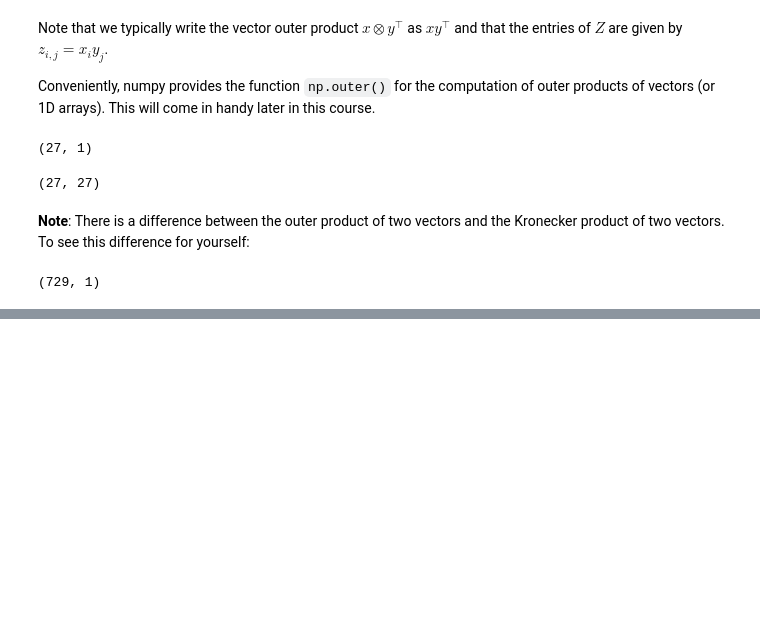
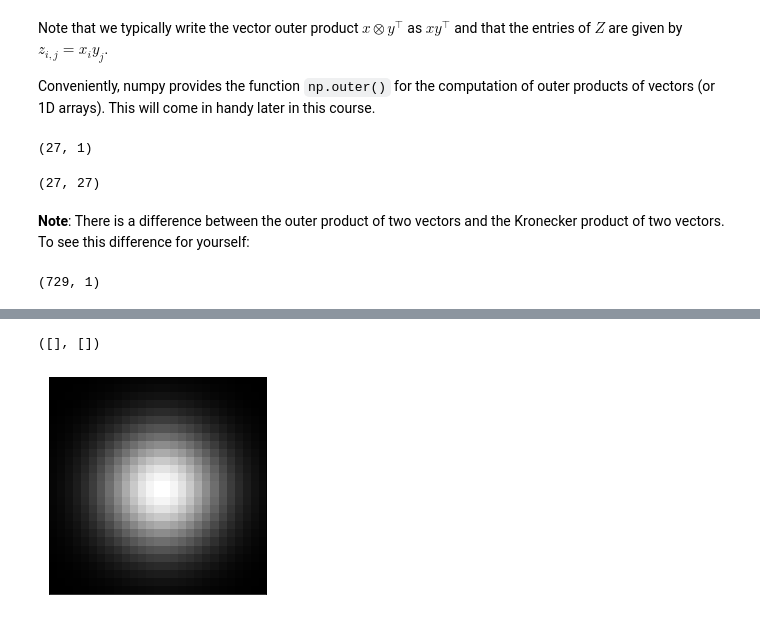
Before and after one commit to FabriceBeaumont/MA-INF_2314_IPSA, a Jupyter notebook: Code/Exercise2/ExerciseSheet2.ipynb, the cells around one changed output, grey strips where cells are left out. Drawn from its saved outputs; the diff is of its cells as text; code cells hidden in the pictures; blank space fills up the shorter version.

```diff
--- a/Code/Exercise2/ExerciseSheet2.ipynb
+++ b/Code/Exercise2/ExerciseSheet2.ipynb
@@ -406 +398,8 @@ plt.xticks([]); plt.yticks([])
 [figure]
+# %%
+plt.imshow(arrg, cmap='gray')
+plt.imshow(arrG, cmap='gray')
+plt.xticks([]); plt.yticks([])
+# %% [output]
+([], [])
+[figure, added]
```
Also changed, not shown: parts of 17 cells of this notebook, 1 other file.
